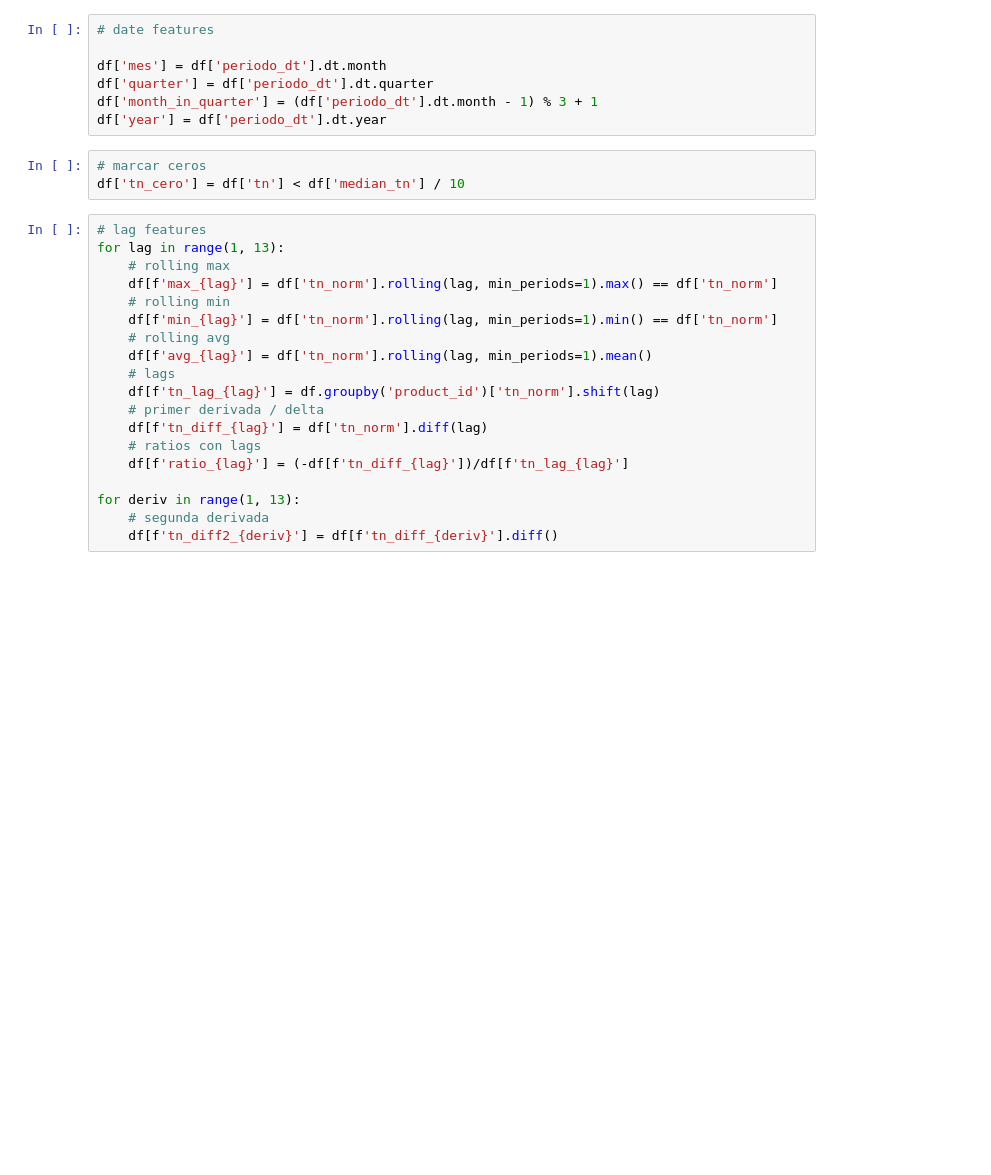
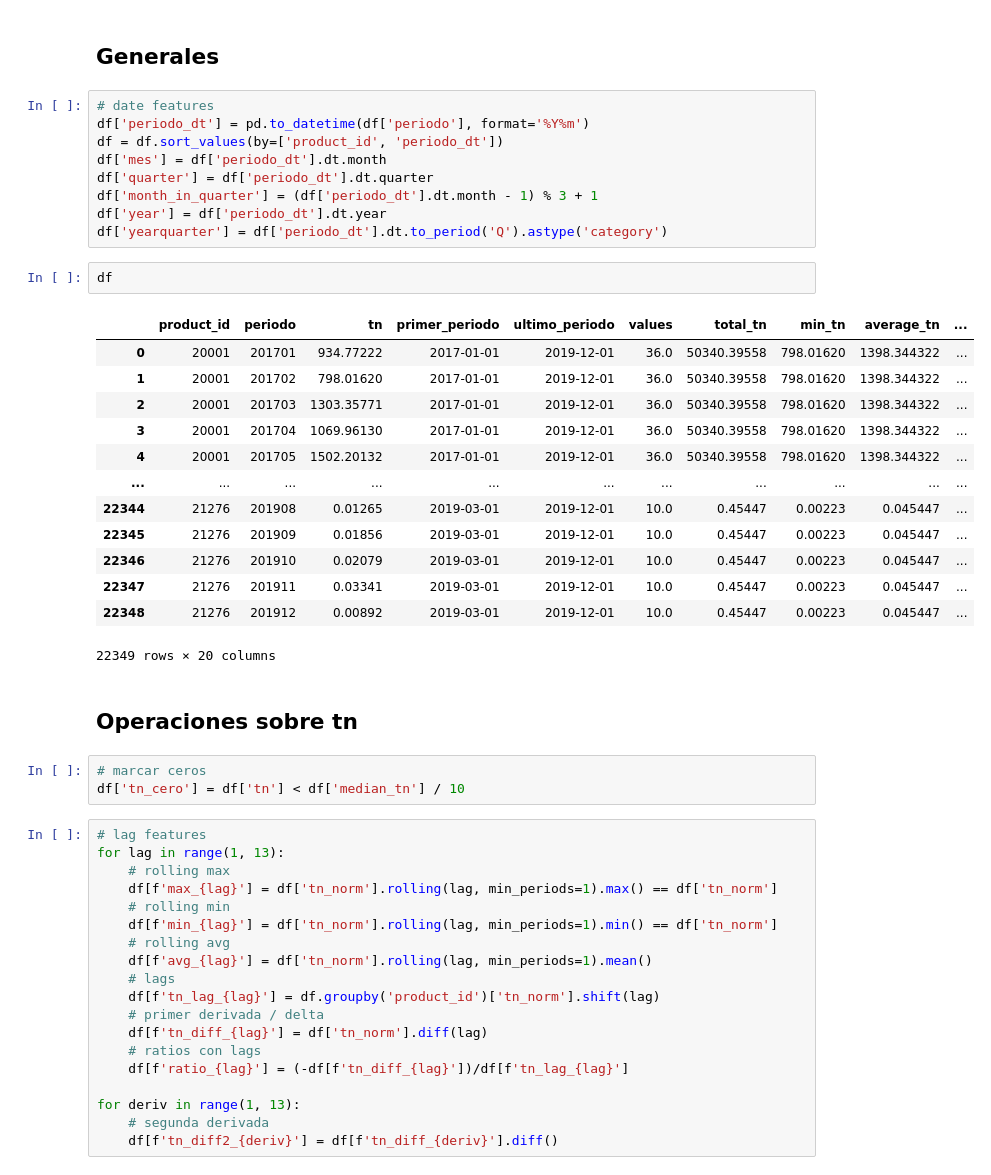
Before and after one commit to waldof86/labo3-2024v, a Jupyter notebook: Proyecto/03_features.ipynb, the cells around one changed output. Cells and saved outputs as stored; diff of their text form; blank space fills up the shorter version.

```diff
--- a/Proyecto/03_features.ipynb
+++ b/Proyecto/03_features.ipynb
@@ -12,10 +32,32 @@ df = df.sort_values(by=['product_id', 'periodo_dt'])
+# %% [markdown]
+## Generales
 # %%
 # date features
-
+df['periodo_dt'] = pd.to_datetime(df['periodo'], format='%Y%m')
+df = df.sort_values(by=['product_id', 'periodo_dt'])
 df['mes'] = df['periodo_dt'].dt.month
 df['quarter'] = df['periodo_dt'].dt.quarter
 df['month_in_quarter'] = (df['periodo_dt'].dt.month - 1) % 3 + 1
 df['year'] = df['periodo_dt'].dt.year
+df['yearquarter'] = df['periodo_dt'].dt.to_period('Q').astype('category')
+# %%
+df
+# %% [output]
+|  | product_id | periodo | tn | primer_periodo | ultimo_periodo | values | total_tn | min_tn | average_tn | ... |
+| 0 | 20001 | 201701 | 934.77222 | 2017-01-01 | 2019-12-01 | 36.0 | 50340.39558 | 798.01620 | 1398.344322 | ... |
+| 1 | 20001 | 201702 | 798.01620 | 2017-01-01 | 2019-12-01 | 36.0 | 50340.39558 | 798.01620 | 1398.344322 | ... |
+| 2 | 20001 | 201703 | 1303.35771 | 2017-01-01 | 2019-12-01 | 36.0 | 50340.39558 | 798.01620 | 1398.344322 | ... |
+| 3 | 20001 | 201704 | 1069.96130 | 2017-01-01 | 2019-12-01 | 36.0 | 50340.39558 | 798.01620 | 1398.344322 | ... |
+| 4 | 20001 | 201705 | 1502.20132 | 2017-01-01 | 2019-12-01 | 36.0 | 50340.39558 | 798.01620 | 1398.344322 | ... |
+| ... | ... | ... | ... | ... | ... | ... | ... | ... | ... | ... |
+| 22344 | 21276 | 201908 | 0.01265 | 2019-03-01 | 2019-12-01 | 10.0 | 0.45447 | 0.00223 | 0.045447 | ... |
+| 22345 | 21276 | 201909 | 0.01856 | 2019-03-01 | 2019-12-01 | 10.0 | 0.45447 | 0.00223 | 0.045447 | ... |
+| 22346 | 21276 | 201910 | 0.02079 | 2019-03-01 | 2019-12-01 | 10.0 | 0.45447 | 0.00223 | 0.045447 | ... |
+| 22347 | 21276 | 201911 | 0.03341 | 2019-03-01 | 2019-12-01 | 10.0 | 0.45447 | 0.00223 | 0.045447 | ... |
+| 22348 | 21276 | 201912 | 0.00892 | 2019-03-01 | 2019-12-01 | 10.0 | 0.45447 | 0.00223 | 0.045447 | ... |
+22349 rows × 20 columns
+# %% [markdown]
+## Operaciones sobre tn
 # %%
 # marcar ceros
 df['tn_cero'] = df['tn'] < df['median_tn'] / 10
```
Also changed, not shown: parts of 16 cells of this notebook, 8 other files.
